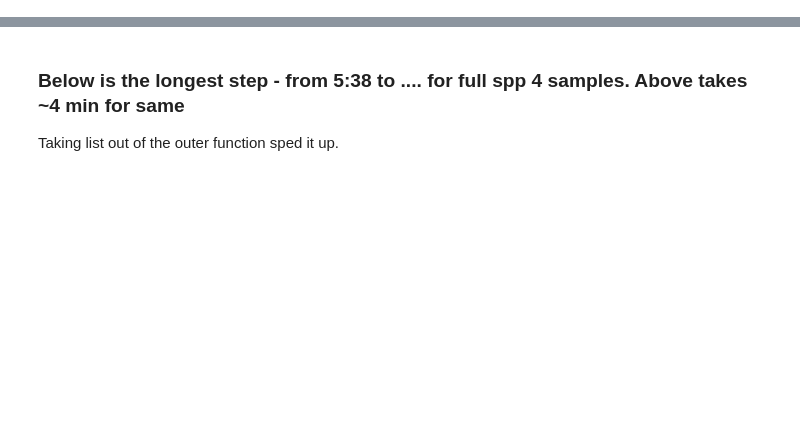
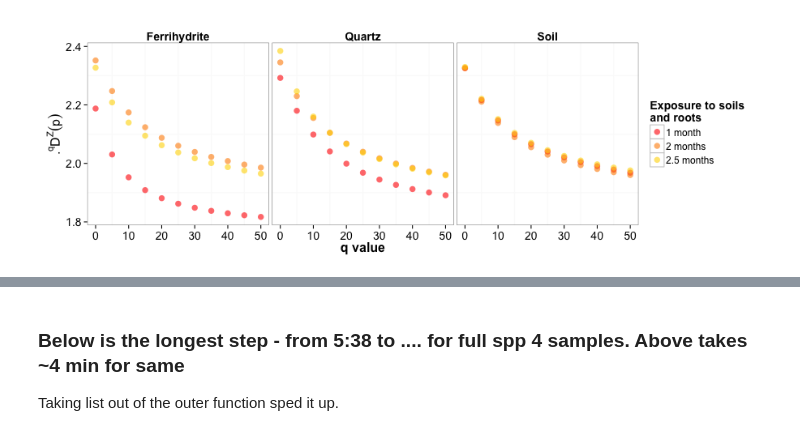
Before and after one commit to TheaWhitman/Mineral16S, a Jupyter notebook: manuscript_figures/Hill Number - Doll et al. (2013).ipynb, the cells around one changed output, grey strips where cells are left out. Cells and saved outputs as stored; diff of their text form; code cells hidden in the pictures; blank space fills up the shorter version.

Commit message:
Figured out Hill numbers

```diff
--- a/manuscript_figures/Hill Number - Doll et al. (2013).ipynb
+++ b/manuscript_figures/Hill Number - Doll et al. (2013).ipynb
@@ -115,0 +171,6 @@ Li = t(t(dist.nodes(phy)[1:taxa, Bnode]))
+# %%
+%%R
+Z = cophenetic.phylo(phy)
+# This gives the distance between each pair of OTUs on the tree... can this be the Z matrix???
+# computes the pairwise distances between the pairs of tips from a phylogenetic tree using its branch lengths
+# Need to change this to Similarities, from Distances
@@ -115,0 +186,5 @@ Li = t(t(dist.nodes(phy)[1:taxa, Bnode]))
+# %%
+%%R
+relabund = t(apply(samp, 1, function(x) x/colSums(samp)))
+# Populates the matrix with the relative abundance values for each OTU
+# OTUs are rows, Samples are columns
@@ -115,0 +231,45 @@ Li = t(t(dist.nodes(phy)[1:taxa, Bnode]))
+# %%
+%%R
+d = read.csv("qDzpAllMonths-c1.csv")
+d$q = as.numeric(d$q)
+d$Month = as.factor(d$Month)
+levels(d$Month) = c("1 month","2 months", "2.5 months")
+levels(d$Trtmt) = c("Ferrihydrite","Heavy Fraction","Kaolinite","Quartz","Soil")
+d$Trtmt = factor(d$Trtmt, levels=c("Ferrihydrite","Quartz","Soil","Heavy Fraction","Kaolinite"))
+# %%
+%%R -w 900 -h 300
+
+
+d = d%>%
+    filter(Trtmt=="Ferrihydrite"|Trtmt=="Quartz"|Trtmt=="Soil")
+
+p = ggplot(d,aes(x=q,y=qDzp, colour=Month, stat="summary", fun.y="mean"))
+
+#p = p + geom_boxplot(outlier.size=0.5)
+#p = p + geom_point(size=2)
+
+p = p + facet_wrap(~Trtmt)
+
+stat_sum_single <- function(fun, geom="point") {
+  stat_summary(fun.y=fun, geom=geom, size = 3.5, alpha=0.6)
+}
+
+p = p + stat_sum_single(mean)
+
+p = p + theme_bw()
+p = p + labs(y=parse(text='.^q*D^Z*(p)'), x="q value")
+p = p + theme(axis.title.x = element_text(size = 16, face="bold"),
+              axis.title.y = element_text(size = 16, face="bold"),
+              axis.text = element_text(size=14),
+              legend.title = element_text(size=14),
+              legend.text = element_text(size = 12),
+              panel.grid.major= element_blank(),
+              strip.background = element_blank(),
+              strip.text=element_text(size=14, face="bold"))
+p = p + guides(colour = guide_legend(title="Exposure to soils\nand roots"))
+#p = p + scale_colour_manual(values=c("skyblue3","darkorange","chartreuse4","red3","black","gold1"))
+p = p + scale_colour_manual(values=c("red","darkorange","gold1"))
+
+p
+# %% [output]
+[figure, added]
```
Also changed, not shown: parts of 59 cells of this notebook, 28 other files.
